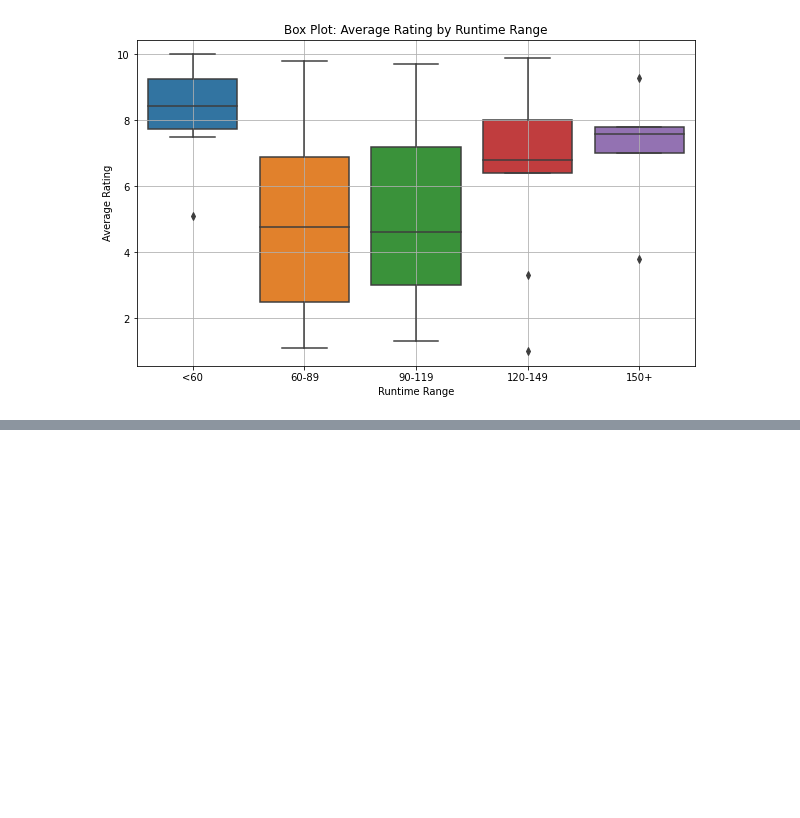
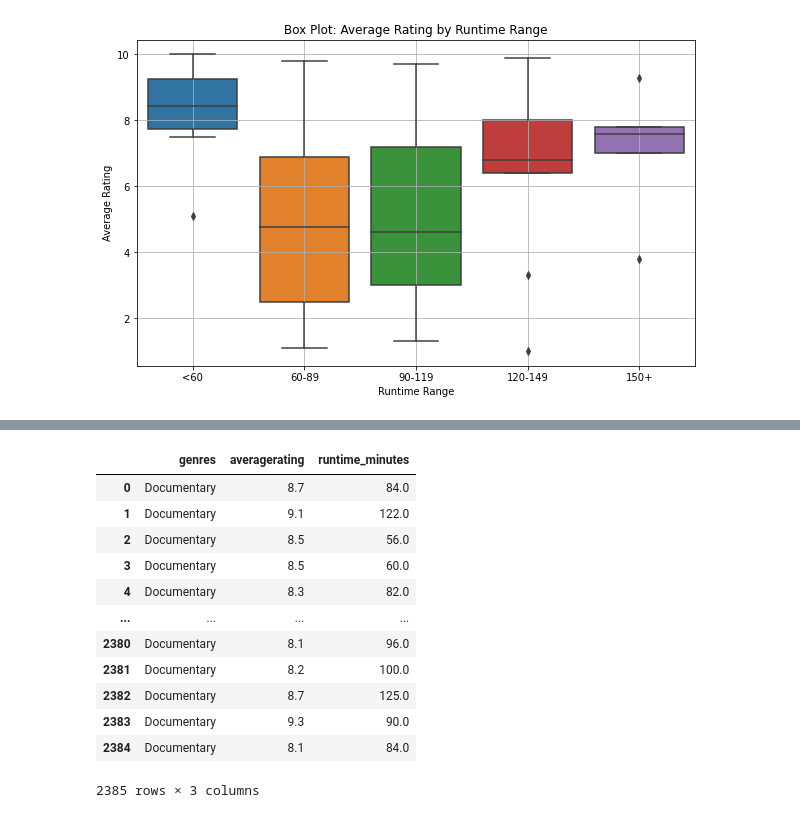
Before and after one commit to ZeejahWaseem/Capstone_Project, a Jupyter notebook: Notebooks/Laila_Folder/Laila.ipynb, the cells around one changed output, grey strips where cells are left out. Saved outputs shown, nothing was run; the diff lists cells and outputs as text; code cells hidden in the pictures; blank space fills up the shorter version.

```diff
--- a/Notebooks/Laila_Folder/Laila.ipynb
+++ b/Notebooks/Laila_Folder/Laila.ipynb
@@ -257,0 +354,26 @@ plt.show()
+# %%
+joined_tables_df = pd.read_sql("""
+    SELECT mb.genres, mr.averagerating, mb.runtime_minutes
+    FROM movie_basics mb
+    JOIN movie_ratings mr USING(movie_id)
+    WHERE mr.averagerating >= 8
+    AND runtime_minutes IS NOT null
+    AND mb.genres = 'Documentary'
+""", conn)
+
+# Display the resulting DataFrame
+joined_tables_df
+# %% [output]
+|  | genres | averagerating | runtime_minutes |
+| 0 | Documentary | 8.7 | 84.0 |
+| 1 | Documentary | 9.1 | 122.0 |
+| 2 | Documentary | 8.5 | 56.0 |
+| 3 | Documentary | 8.5 | 60.0 |
+| 4 | Documentary | 8.3 | 82.0 |
+| ... | ... | ... | ... |
+| 2380 | Documentary | 8.1 | 96.0 |
+| 2381 | Documentary | 8.2 | 100.0 |
+| 2382 | Documentary | 8.7 | 125.0 |
+| 2383 | Documentary | 9.3 | 90.0 |
+| 2384 | Documentary | 8.1 | 84.0 |
+2385 rows × 3 columns
```
Also changed, not shown: parts of 17 cells of this notebook.
